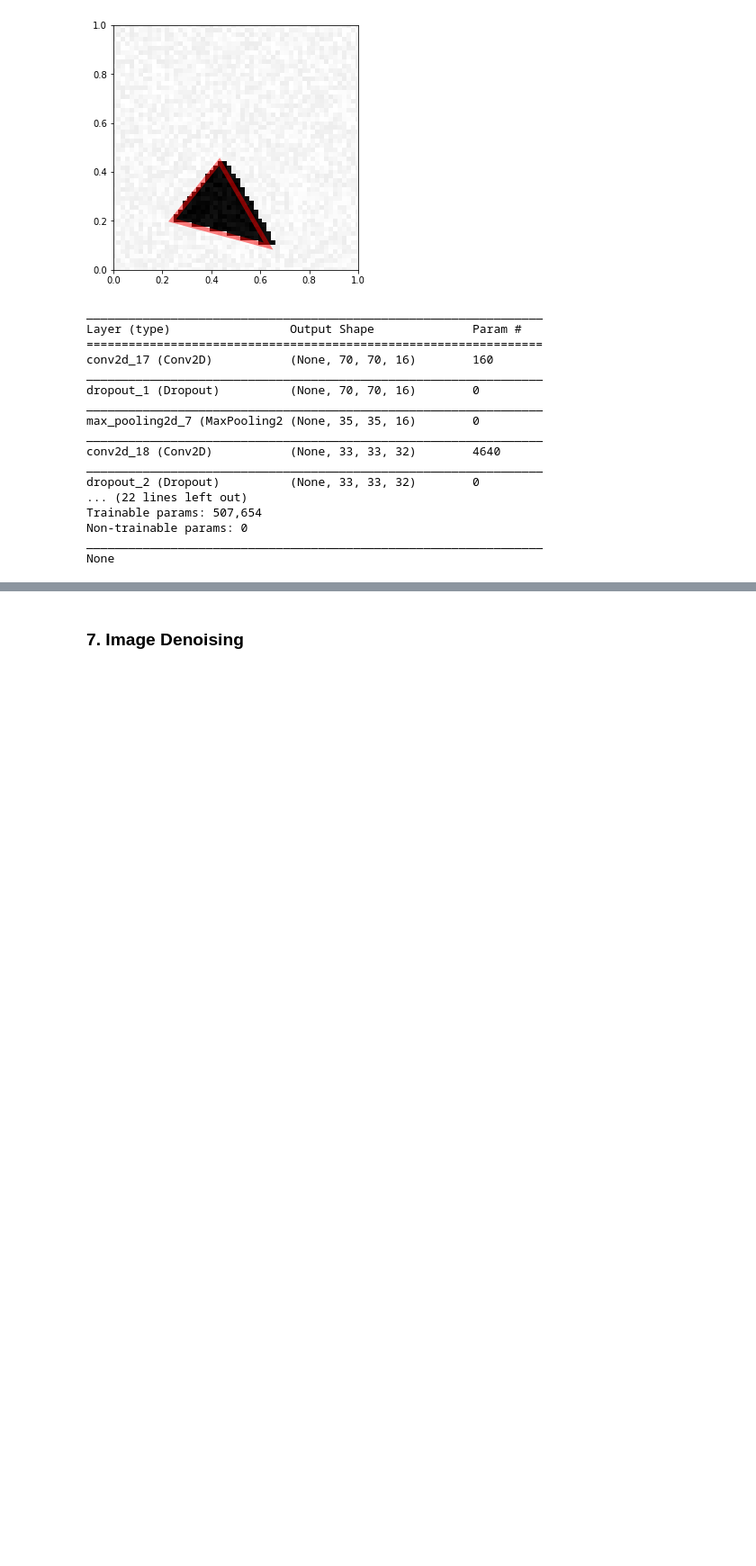
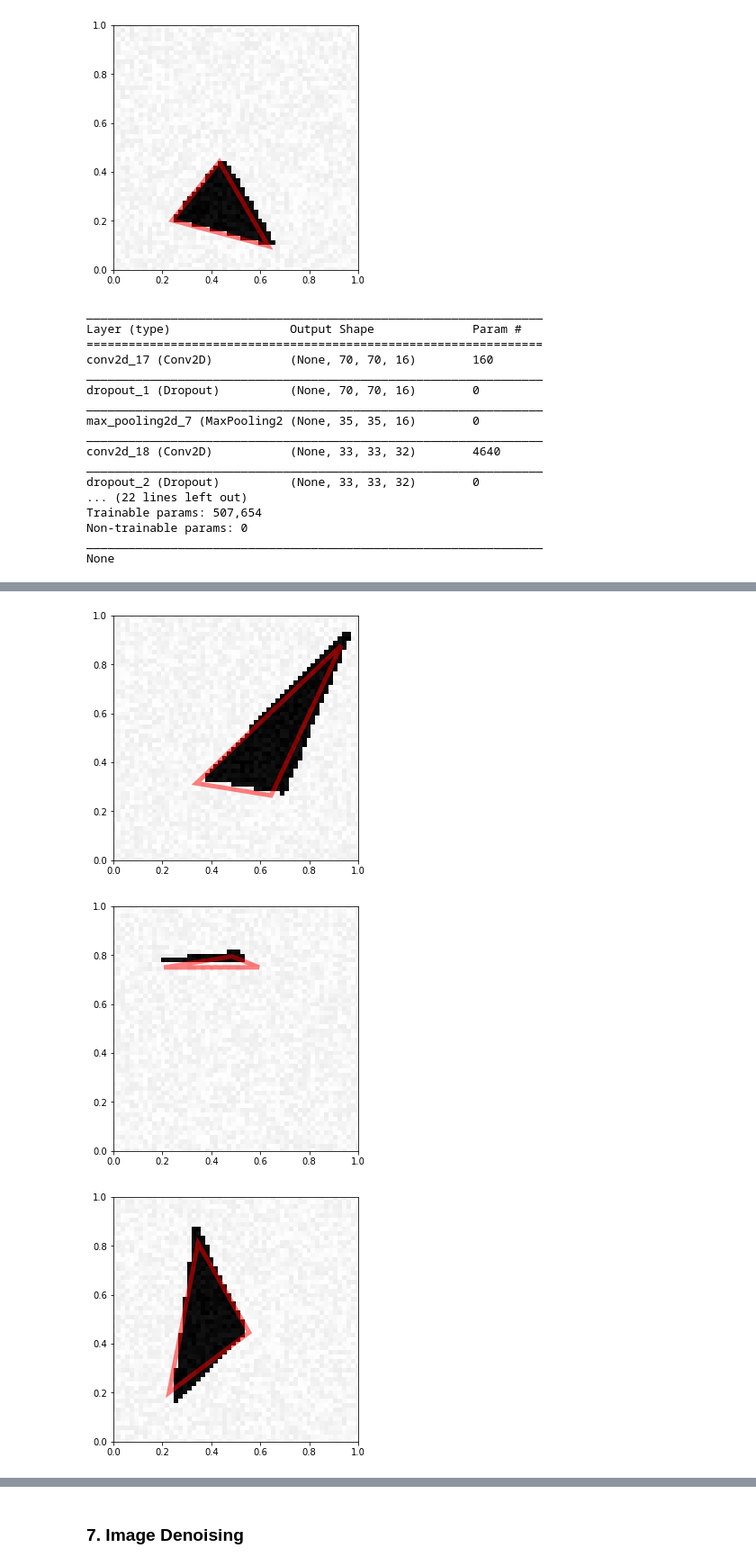
Before and after one commit to hugoych/deep_learning_class, a Jupyter notebook: MP1.ipynb, the cells around one changed output, grey strips where cells are left out. Shown at 90% size. Cells and saved outputs as stored; diff of their text form; code cells hidden in the pictures; blank space fills up the shorter version.

```diff
--- a/MP1.ipynb
+++ b/MP1.ipynb
@@ -395,0 +396,9 @@ Loss in training 0.005497015081346035
+# %%
+pred = reg.model.predict(X_test.reshape((X_test.shape[0],72,72,1)))
+# %%
+for k in range(4):
+    visualize_prediction(X_test[k], pred[k])
+# %% [output]
+[figure, added]
+[figure, added]
+[figure, added]
```
Also changed, not shown: parts of 4 cells of this notebook.
